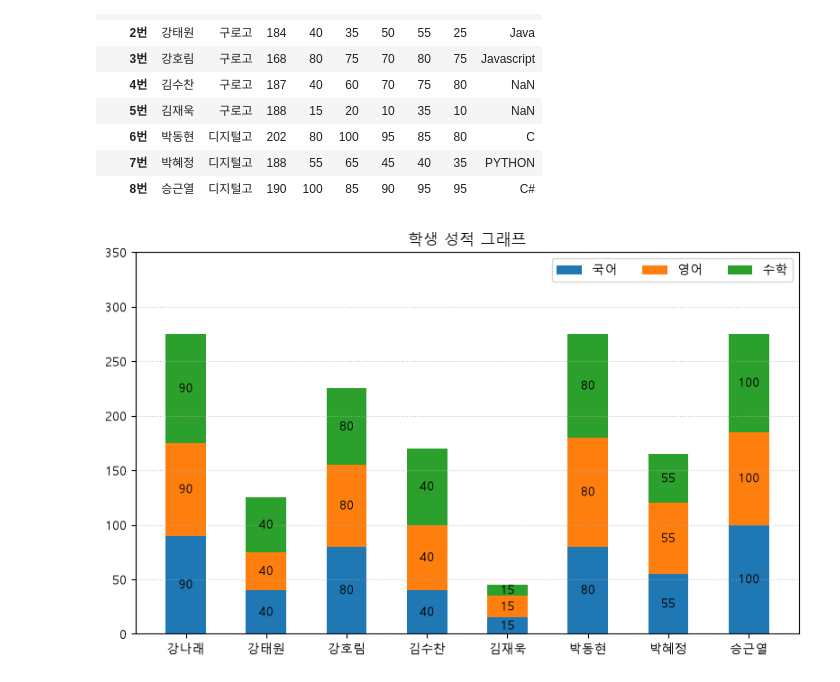
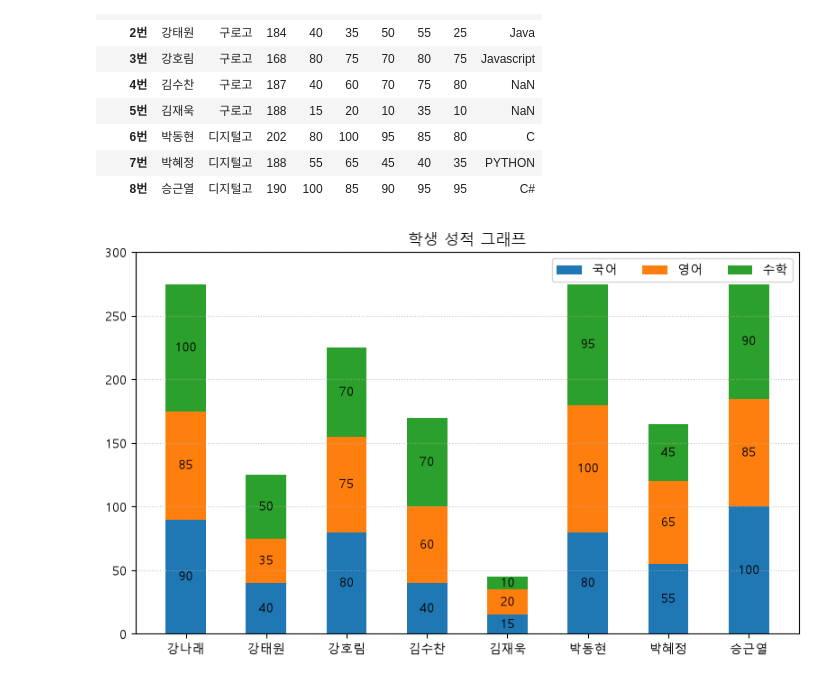
Before and after one commit to ypark1023/aix_data_0928, a Jupyter notebook: p1002/p1002_06.ipynb, the cells around one changed output. Saved outputs shown, nothing was run; the diff lists cells and outputs as text; code cells hidden in the pictures.

```diff
--- a/p1002/p1002_06.ipynb
+++ b/p1002/p1002_06.ipynb
@@ -26,34 +26,34 @@ x = df['이름'].to_list()
 y1 = np.array(df['국어'])
 y2 = np.array(df['영어'])
 y3 = np.array(df['수학'])
 clrs = ['r', 'g', 'b']
 
 plt.figure(figsize=(8,5))
 plt.title('학생 성적 그래프')
 
 
 plt.bar(x,y1, label='국어', width=0.5)
 plt.bar(x,y2,bottom=y1, label='영어', width=0.5)
 plt.bar(x,y3,bottom=y1+y2, label='수학', width=0.5)
 plt.grid(axis='y', linestyle=':', alpha=0.7)
 
 # for i, v in enumerate(y1):
 #     plt.text(x[i], y1[i]+1, v, ha='center')
 # for i, v in enumerate(y2):
 #     plt.text(x[i], y1[i]+y2[i]+1, v, ha='center')
 # for i, v in enumerate(y3):
 #     plt.text(x[i], y1[i]+y2[i]+y3[i]+1, v, ha='center')
 
 
 for i, (v, v2, v3) in enumerate(zip(y1, y2, y3)):
     plt.text(x[i], v/2, v, ha='center', va='center')
-    plt.text(x[i], v+v2/2, v, ha='center', va='center')
-    plt.text(x[i], v+v2+v3/2, v, ha='center', va='center')
+    plt.text(x[i], v+v2/2, v2, ha='center', va='center')
+    plt.text(x[i], v+v2+v3/2, v3, ha='center', va='center')
 
 
-plt.yticks([0,50,100,150,200,250,300,350])
+plt.yticks([0,50,100,150,200,250,300])
 plt.legend(ncol = 3)
 plt.tight_layout()
 plt.show()
 # %% [output]
-[figure, old version]
+[figure, new version]
```
Also changed, not shown: 45 other files.
